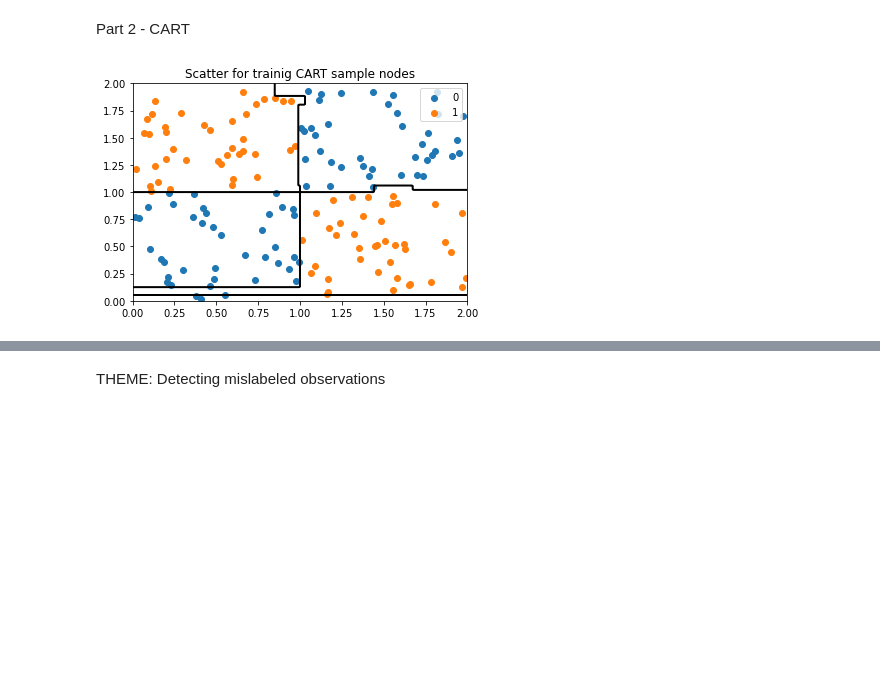
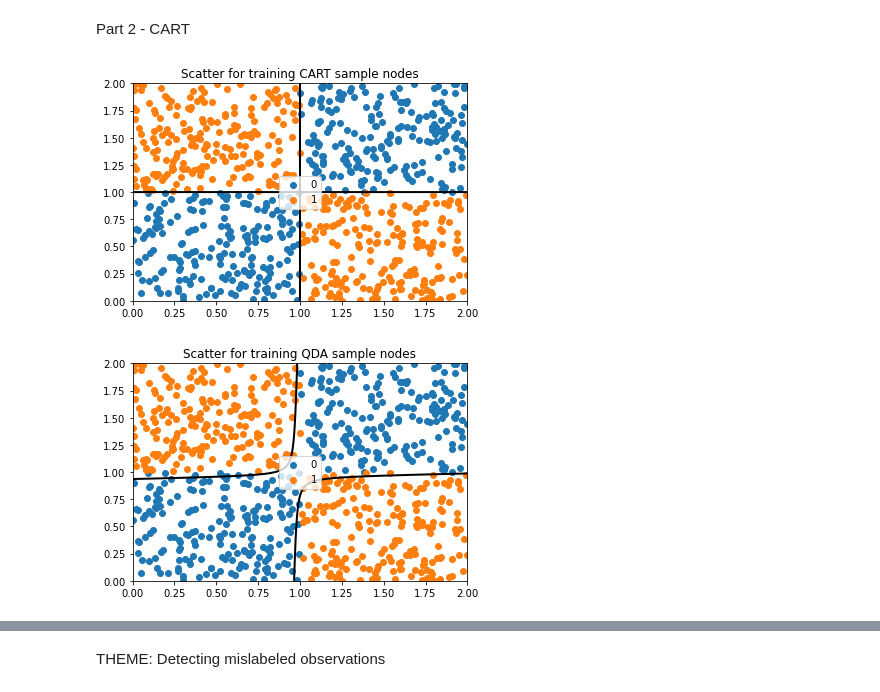
Before and after one commit to antonsandberg/Big-Data, a Jupyter notebook: Project1.ipynb, the cells around one changed output, grey strips where cells are left out. Saved outputs shown, nothing was run; the diff lists cells and outputs as text; code cells hidden in the pictures; blank space fills up the shorter version.

```diff
--- a/Project1.ipynb
+++ b/Project1.ipynb
@@ -110,51 +134,73 @@ X_test = np.zeros((40, 3))
+# %%
+n_train_values = 800
+n_train_values_part = int(n_train_values/4)
+n_test_values = 200
+n_test_values_part = int(n_test_values/4)
+X_train = np.zeros((n_train_values, 3))
+X_test = np.zeros((n_test_values, 3))
 # %%
 # Insert the different ranges
 
-X_train[0:40, 0] = np.random.uniform(0, 1, size=40)
-X_train[0:40, 1] = np.random.uniform(0, 1, size=40)
-X_train[0:40, 2] = 0
-X_test[0:10, 0] =    np.random.uniform(0, 1, size=10)
-X_test[0:10, 1] =    np.random.uniform(0, 1, size=10)
-X_test[0:10, 2] = 0
-X_train[40:80, 0] = np.random.uniform(0, 1, size=40)
-X_train[40:80, 1] = np.random.uniform(1, 2, size=40)
-X_train[40:80, 2] = 1
-X_test[10:20, 0] =    np.random.uniform(0, 1, size=10)
-X_test[10:20, 1] =    np.random.uniform(1, 2, size=10)
-X_test[10:20, 2] = 0
-X_train[80:120, 0] = np.random.uniform(1, 2, size=40)
-X_train[80:120, 1] = np.random.uniform(0, 1, size=40)
-X_train[80:120, 2] = 1
-X_test[20:30, 0] =    np.random.uniform(1, 2, size=10)
-X_test[20:30, 1] =    np.random.uniform(0, 1, size=10)
-X_test[20:30, 2] = 1
-X_train[120:160, 0] = np.random.uniform(1, 2, size=40)
-X_train[120:160, 1] = np.random.uniform(1, 2, size=40)
-X_train[120:160, 2] = 0
-X_test[30:40, 0] =    np.random.uniform(1, 2, size=10)
-X_test[30:40, 1] =    np.random.uniform(1, 2, size=10)
-X_test[30:40, 2] = 0
+X_train[0:n_train_values_part, 0] = np.random.uniform(0, 1, size=n_train_values_part)
+X_train[0:n_train_values_part, 1] = np.random.uniform(0, 1, size=n_train_values_part)
+X_train[0:n_train_values_part, 2] = 0
+X_test[0:n_test_values_part, 0] =    np.random.uniform(0, 1, size=n_test_values_part)
+X_test[0:n_test_values_part, 1] =    np.random.uniform(0, 1, size=n_test_values_part)
+X_test[0:n_test_values_part, 2] = 0
+X_train[n_train_values_part:n_train_values_part*2, 0] = np.random.uniform(0, 1, size=n_train_values_part)
+X_train[n_train_values_part:n_train_values_part*2, 1] = np.random.uniform(1, 2, size=n_train_values_part)
+X_train[n_train_values_part:n_train_values_part*2, 2] = 1
+X_test[n_test_values_part:n_test_values_part*2, 0] =    np.random.uniform(0, 1, size=n_test_values_part)
+X_test[n_test_values_part:n_test_values_part*2, 1] =    np.random.uniform(1, 2, size=n_test_values_part)
+X_test[n_test_values_part:n_test_values_part, 2] = 0
+X_train[n_train_values_part*2:n_train_values_part*3, 0] = np.random.uniform(1, 2, size=n_train_values_part)
+X_train[n_train_values_part*2:n_train_values_part*3, 1] = np.random.uniform(0, 1, size=n_train_values_part)
+X_train[n_train_values_part*2:n_train_values_part*3, 2] = 1
+X_test[n_test_values_part*2:n_test_values_part*3, 0] =    np.random.uniform(1, 2, size=n_test_values_part)
+X_test[n_test_values_part*2:n_test_values_part*3, 1] =    np.random.uniform(0, 1, size=n_test_values_part)
+X_test[n_test_values_part*2:n_test_values_part*3, 2] = 1
+X_train[n_train_values_part*3:n_train_values_part*4, 0] = np.random.uniform(1, 2, size=n_train_values_part)
+X_train[n_train_values_part*3:n_train_values_part*4, 1] = np.random.uniform(1, 2, size=n_train_values_part)
+X_train[n_train_values_part*3:n_train_values_part*4, 2] = 0
+X_test[n_test_values_part*3:n_test_values_part*4, 0] =    np.random.uniform(1, 2, size=n_test_values_part)
+X_test[n_test_values_part*3:n_test_values_part*4, 1] =    np.random.uniform(1, 2, size=n_test_values_part)
+X_test[n_test_values_part*3:n_test_values_part*4, 2] = 0
 np.random.shuffle(X_train)
 np.random.shuffle(X_test)
 
 model = DecisionTreeClassifier()
-model = model.fit(X_train[:, :2], X_train[:, 2:])
+model2 = QuadraticDiscriminantAnalysis()
+model = model.fit(X_train[:, :2], X_train[:, 2:].ravel())
+model2 = model2.fit(X_train[:, :2], X_train[:, 2:].ravel())
 
 X_train_0 = np.array([row[:2] for row in X_train if row[2] == 0])
 X_train_1 = np.array([row[:2] for row in X_train if row[2] == 1])
 X_test_0 = np.array([row[:2] for row in X_train if row[2] == 0])
 X_test_1 = np.array([row[:2] for row in X_train if row[2] == 1])
 
 xx, yy = np.meshgrid(np.linspace(0, 2, 200), np.linspace(0, 2, 200))
 X_grid = np.c_[xx.ravel(), yy.ravel()]
 zz_qda = model.predict_proba(X_grid)[:,1].reshape(xx.shape)
 plt.contour(xx, yy, zz_qda, [0.5], linewidths=2., colors='k')
 plt.scatter(X_train_0[:, 0], X_train_0[:, 1], label="0")
 plt.scatter(X_train_1[:, 0], X_train_1[:, 1], label="1")
 
 plt.legend()
-plt.title('Scatter for trainig CART sample nodes')
+plt.title('Scatter for training CART sample nodes')
 plt.show()
+
+
+xx, yy = np.meshgrid(np.linspace(0, 2, 200), np.linspace(0, 2, 200))
+X_grid = np.c_[xx.ravel(), yy.ravel()]
+zz_qda = model2.predict_proba(X_grid)[:,1].reshape(xx.shape)
+plt.contour(xx, yy, zz_qda, [0.5], linewidths=2., colors='k')
+plt.scatter(X_train_0[:, 0], X_train_0[:, 1], label="0")
+plt.scatter(X_train_1[:, 0], X_train_1[:, 1], label="1")
+
+plt.legend()
+plt.title('Scatter for training QDA sample nodes')
+plt.show()
 # %% [output]
-[figure, old version]
+[figure, new version]
+[figure, added]
 # %%
```
Also changed, not shown: parts of 11 cells of this notebook.
